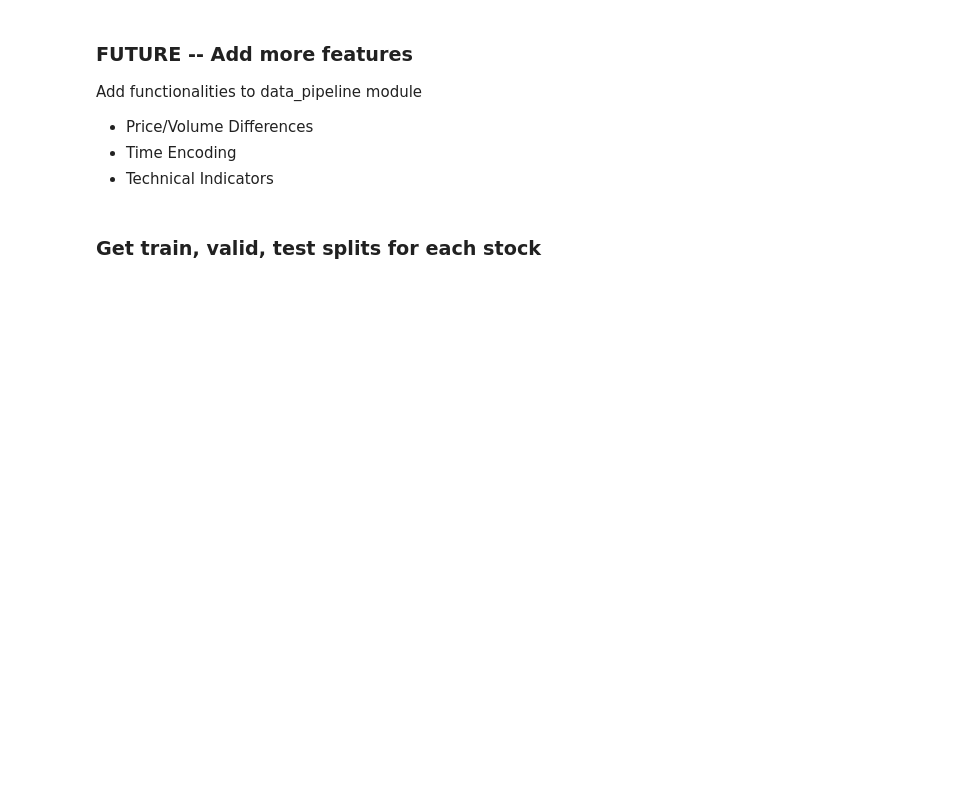
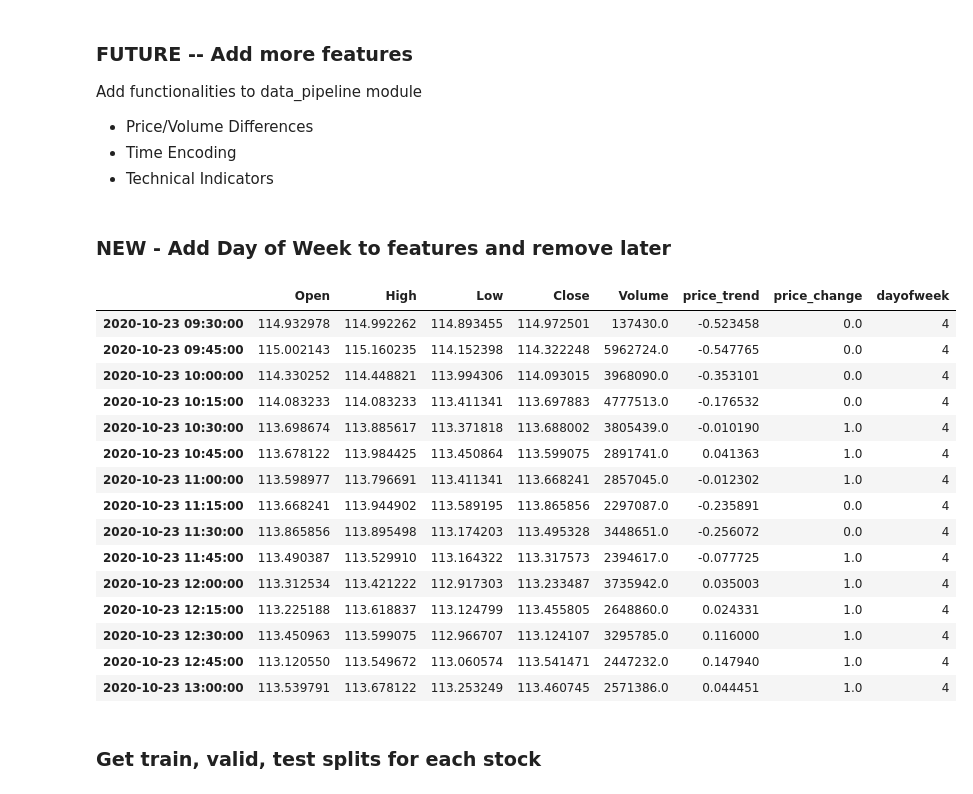
Before and after one commit to itberrios/algotrading, a Jupyter notebook: predictive_analytics/transformer/afternoon_trading_pipeline.ipynb, the cells around one changed output. Cells and saved outputs as stored; diff of their text form; code cells hidden in the pictures; blank space fills up the shorter version.

```diff
--- a/predictive_analytics/transformer/afternoon_trading_pipeline.ipynb
+++ b/predictive_analytics/transformer/afternoon_trading_pipeline.ipynb
@@ -129,6 +157,33 @@ Add functionalities to data_pipeline module
 - Price/Volume Differences
 - Time Encoding
 - Technical Indicators
+# %% [markdown]
+### NEW - Add Day of Week to features and remove later
+# %%
+for name in stock_dfs.keys():
+    df = stock_dfs[name]
+    df['dayofweek'] =  df.index.dayofweek
+
+    stock_dfs[name] = df
+# %%
+stock_dfs['AAPL'].iloc[:15, :]
+# %% [output]
+|  | Open | High | Low | Close | Volume | price_trend | price_change | dayofweek |
+| 2020-10-23 09:30:00 | 114.932978 | 114.992262 | 114.893455 | 114.972501 | 137430.0 | -0.523458 | 0.0 | 4 |
+| 2020-10-23 09:45:00 | 115.002143 | 115.160235 | 114.152398 | 114.322248 | 5962724.0 | -0.547765 | 0.0 | 4 |
+| 2020-10-23 10:00:00 | 114.330252 | 114.448821 | 113.994306 | 114.093015 | 3968090.0 | -0.353101 | 0.0 | 4 |
+| 2020-10-23 10:15:00 | 114.083233 | 114.083233 | 113.411341 | 113.697883 | 4777513.0 | -0.176532 | 0.0 | 4 |
+| 2020-10-23 10:30:00 | 113.698674 | 113.885617 | 113.371818 | 113.688002 | 3805439.0 | -0.010190 | 1.0 | 4 |
+| 2020-10-23 10:45:00 | 113.678122 | 113.984425 | 113.450864 | 113.599075 | 2891741.0 | 0.041363 | 1.0 | 4 |
+| 2020-10-23 11:00:00 | 113.598977 | 113.796691 | 113.411341 | 113.668241 | 2857045.0 | -0.012302 | 1.0 | 4 |
+| 2020-10-23 11:15:00 | 113.668241 | 113.944902 | 113.589195 | 113.865856 | 2297087.0 | -0.235891 | 0.0 | 4 |
+| 2020-10-23 11:30:00 | 113.865856 | 113.895498 | 113.174203 | 113.495328 | 3448651.0 | -0.256072 | 0.0 | 4 |
+| 2020-10-23 11:45:00 | 113.490387 | 113.529910 | 113.164322 | 113.317573 | 2394617.0 | -0.077725 | 1.0 | 4 |
+| 2020-10-23 12:00:00 | 113.312534 | 113.421222 | 112.917303 | 113.233487 | 3735942.0 | 0.035003 | 1.0 | 4 |
+| 2020-10-23 12:15:00 | 113.225188 | 113.618837 | 113.124799 | 113.455805 | 2648860.0 | 0.024331 | 1.0 | 4 |
+| 2020-10-23 12:30:00 | 113.450963 | 113.599075 | 112.966707 | 113.124107 | 3295785.0 | 0.116000 | 1.0 | 4 |
+| 2020-10-23 12:45:00 | 113.120550 | 113.549672 | 113.060574 | 113.541471 | 2447232.0 | 0.147940 | 1.0 | 4 |
+| 2020-10-23 13:00:00 | 113.539791 | 113.678122 | 113.253249 | 113.460745 | 2571386.0 | 0.044451 | 1.0 | 4 |
 # %% [markdown]
 ### Get train, valid, test splits for each stock
 # %%
```
Also changed, not shown: parts of 24 cells of this notebook, 1 other file.
